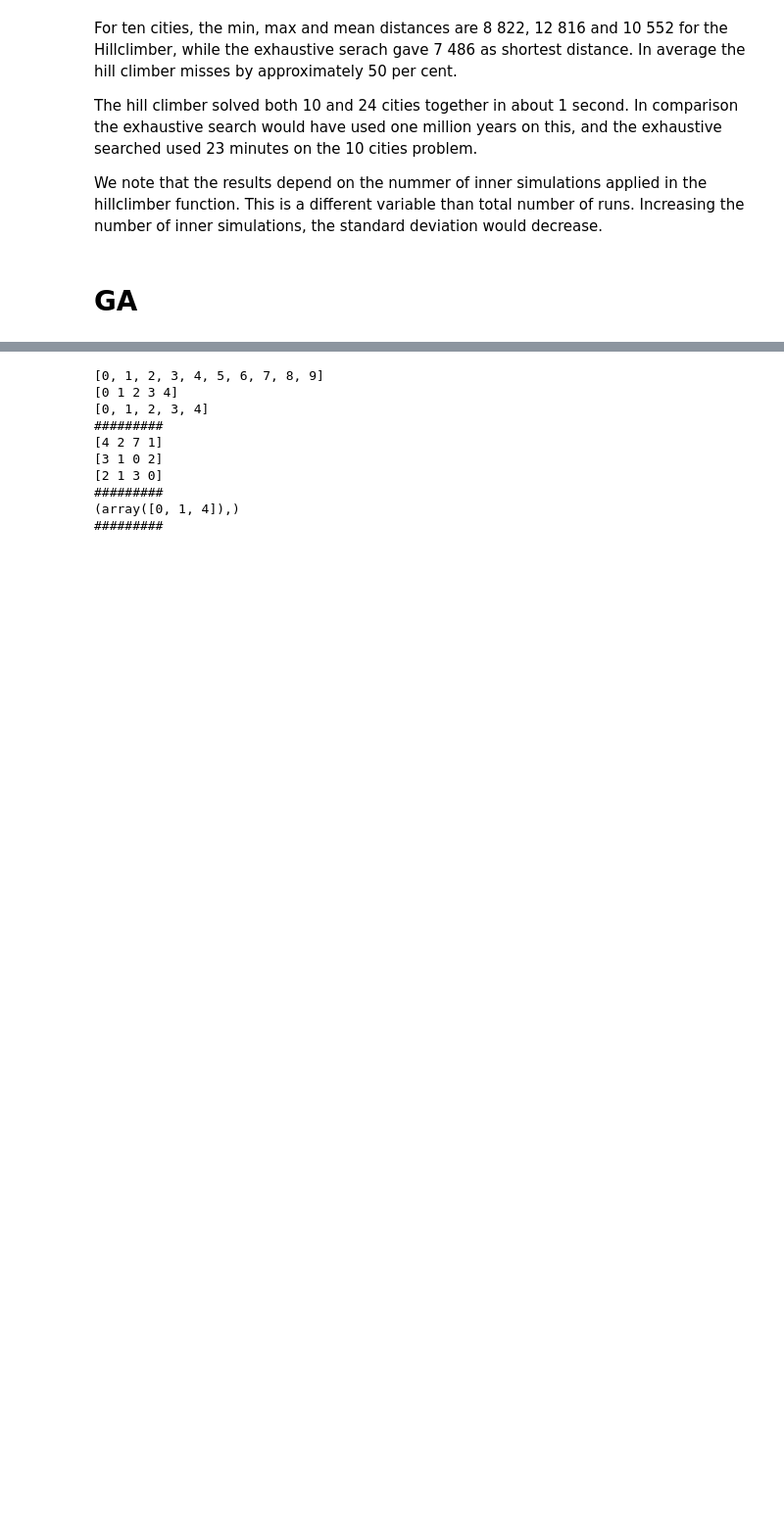
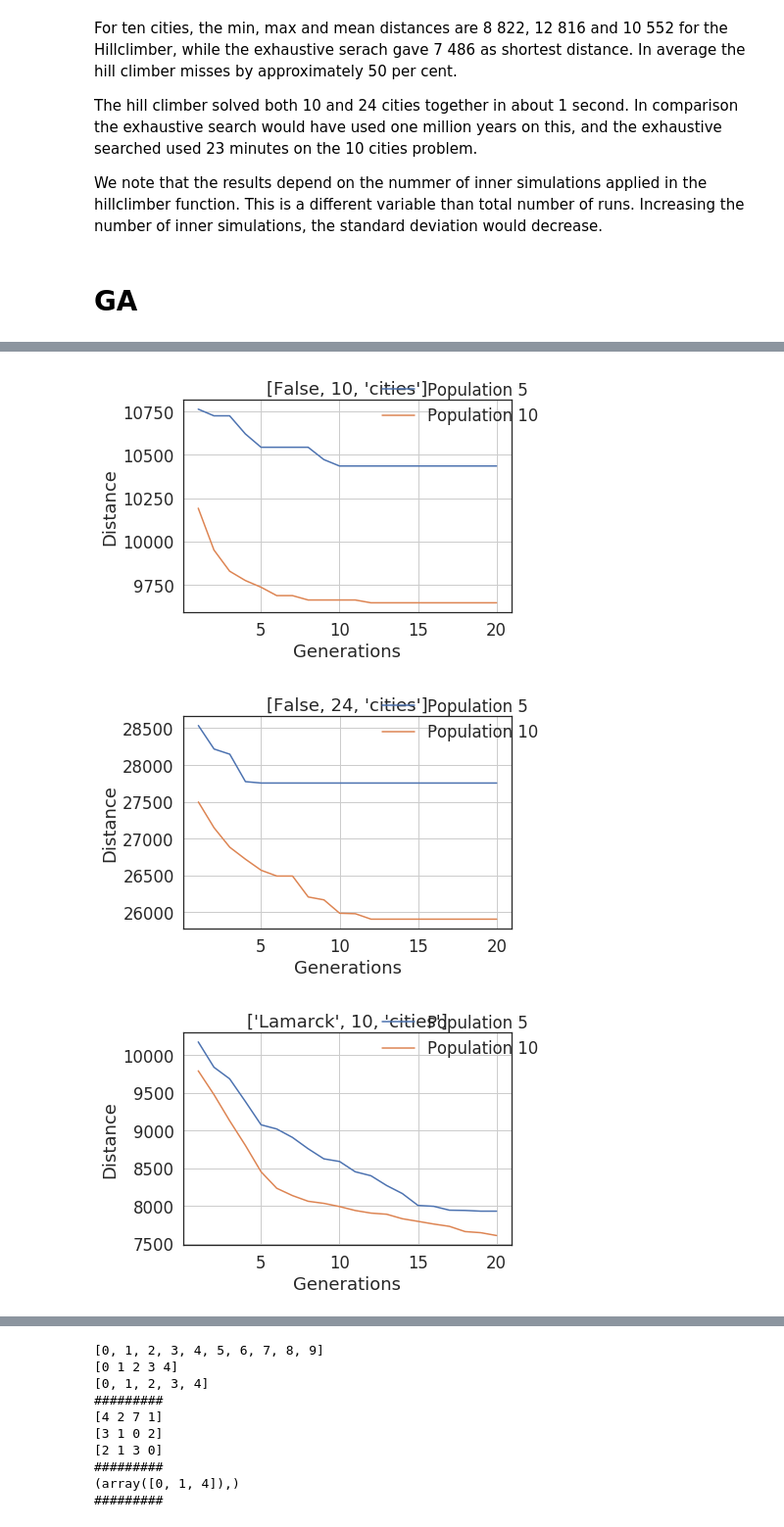
Before and after one commit to kaaja/BIC, a Jupyter notebook: m1/m1.ipynb, the cells around one changed output, grey strips where cells are left out. Shown at 98% size. Saved outputs shown, nothing was run; the diff lists cells and outputs as text; code cells hidden in the pictures; blank space fills up the shorter version.

Commit message:
hybrid working

```diff
--- a/m1/m1.ipynb
+++ b/m1/m1.ipynb
@@ -518,0 +513,69 @@ Text(0.5,1,'Lowest distance per generation \n averaged over runs')
+# %%
+# Hybrid testing
+hybrid = 'Baldwin'
+#hybrid = 'Lamarck'
+populationSizes = 5, 10#, 20, 40, 80, 160
+cityAlternatives = 10, 24
+models = False, 'Lamarck', 'Baldwin'
+for hybrid in models:
+    print('####################################', hybrid, '###################################################')
+    for numberOfCities in cityAlternatives:
+        print('#Number of cities: ', numberOfCities)
+        generationalAveragesAllPopulations = []
+        for populationSize in populationSizes:
+
+            #populationSize = 8
+            #numberOfCities = 10
+            numberOfGenerations = 20
+            smallesDistances = []
+            runs = 20
+            distances = []
+            bestTours = []
+
+            generationArray = np.zeros((runs, numberOfGenerations))
+            for runCounter in range(runs):
+                ga2 = GA(populationSize, numberOfCities, hybrid)
+                survivalPopulation, distancesOrg, bestIndividual, minimumValue, bestIndividualNames, generationBest = \
+                ga2.simulate(numberOfGenerations)
+                for generations in range(numberOfGenerations):
+                    generationArray[runCounter][generations] = generationBest[generations]
+                #print('\n Pop ', survivalPopulation, '\n distances', distances, '\n best ', bestIndividual, '\n minimumValue', \
+                #     minimumValue, '\n bestIndividualNames', dualNames)
+                distances.append(minimumValue)
+                #print('minimumValue', minimumValue)
+                bestTours.append(bestIndividualNames)
+
+            #print('\n Generation array', generationArray)
+
+            generationalAverageOverRuns = np.zeros(numberOfGenerations)
+            #print('size generationArray: ', np.shape(generationArray))
+            for generation in range(numberOfGenerations):
+                generationalAverageOverRuns[generation] = np.average(generationArray[:,generation])
+            generationalAveragesAllPopulations.append(generationalAverageOverRuns)
+
+            print('# PopulationSize: ', populationSize)
+            print('Number of generations: ', numberOfGenerations)
+            minDistance = np.min(distances)
+            print('Minimum minimum over all runs ', minDistance)
+            maxDistance = np.max(distances)
+            print('Maximum minimum over all runs ', maxDistance)
+            meanDistance = np.mean(distances)
+            print('Mean minimum over all runs ', meanDistance)
+            stdDistance = np.std(distances)
+            print('Std minimum over all runs ', stdDistance)
+            minDistanceIndex = np.concatenate(np.argwhere(distances == minDistance))
+            print('Best route over all runs : \n', bestTours[minDistanceIndex[0]], '\n')
+            #print('\n generationalAverageOverRuns \n', generationalAverageOverRuns, '\n')
+            #print('Population last run (1 individual per row): \n', survivalPopulation, '\n')
+            #print('\n TESTING routes: ', routes, '\n')
+        fig, ax = plt.subplots()
+        for populationSetting in range(len(populationSizes)):
+            ax.plot(np.arange(1, numberOfGenerations+1), generationalAveragesAllPopulations[populationSetting], \
+                   label='Population %d' % populationSizes[populationSetting])
+
+        fig.legend()
+        ax.set_xlabel('Generations')
+        ax.set_ylabel('Distance')
+        #ax.set_title('Lowest distance per generation \n averaged over runs')
+        ax.set_title([hybrid, numberOfCities, 'cities'])#, '\n', 'Cities: ', numberOfCities)
+# %% [output]
@@ -518,0 +599,3 @@ Text(0.5,1,'Lowest distance per generation \n averaged over runs')
+[figure, added]
+[figure, added]
+[figure, added]
```
Also changed, not shown: parts of 4 cells of this notebook.
